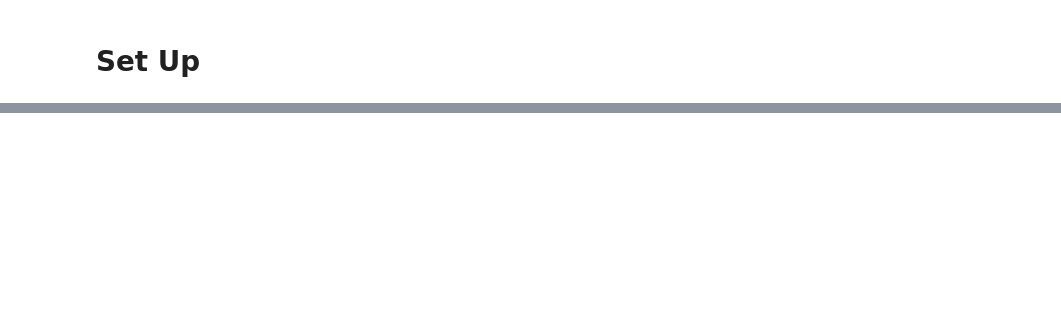
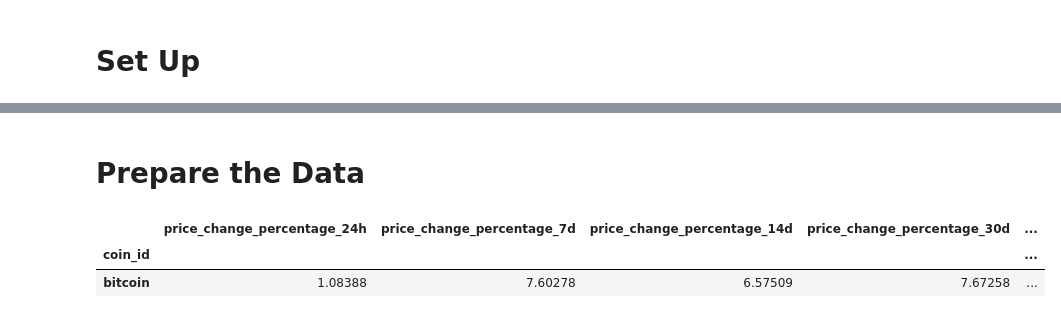
Before and after one commit to JenniferM-BShulyak/CryptoClustering, a Jupyter notebook: crypto_clustering.ipynb, the cells around one changed output, grey strips where cells are left out. Cells and saved outputs as stored; diff of their text form; code cells hidden in the pictures; blank space fills up the shorter version.

```diff
--- a/crypto_clustering.ipynb
+++ b/crypto_clustering.ipynb
@@ -10,3 +10,16 @@ from sklearn.preprocessing import StandardScaler
 # %% [output]
 [interactive output not drawn]
 [interactive output not drawn]
+# %% [markdown]
+# Prepare the Data
+# %%
+# Load in market data
+# Set index to "coin_id"
+df_market_data = pd.read_csv("Resources/crypto_market_data.csv",
+index_col="coin_id")
+
+df_market_data.head(1)
+# %% [output]
+|  | price_change_percentage_24h | price_change_percentage_7d | price_change_percentage_14d | price_change_percentage_30d | ... |
+| coin_id |  |  |  |  | ... |
+| bitcoin | 1.08388 | 7.60278 | 6.57509 | 7.67258 | ... |
```
Also changed, not shown: parts of 7 cells of this notebook.
